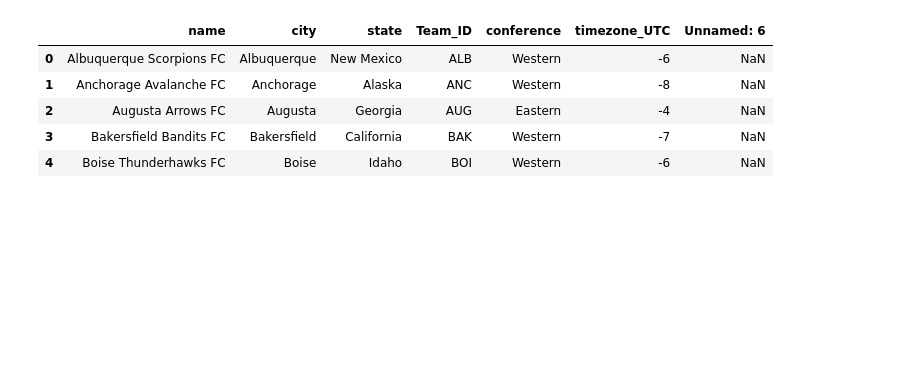
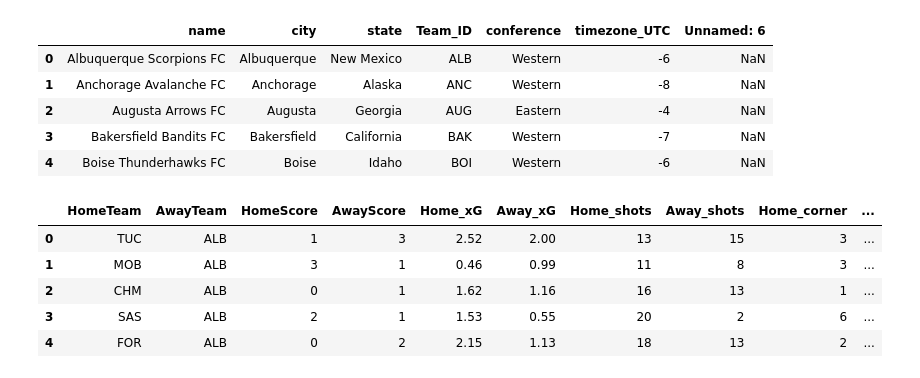
Before and after one commit to disbh/Wharton-HS-Competition-Soccer-Playoff-Predictions, a Jupyter notebook: python/elo.ipynb, the cells around one changed output. Drawn from its saved outputs; the diff is of its cells as text; code cells hidden in the pictures; blank space fills up the shorter version.

```diff
--- a/python/elo.ipynb
+++ b/python/elo.ipynb
@@ -24,4 +28,20 @@ team_data.head()
 | 2 | Augusta Arrows FC | Augusta | Georgia | AUG | Eastern | -4 | NaN |
 | 3 | Bakersfield Bandits FC | Bakersfield | California | BAK | Western | -7 | NaN |
 | 4 | Boise Thunderhawks FC | Boise | Idaho | BOI | Western | -6 | NaN |
+# %%
+# Create a new column called 'Winner' that contains 1 if the home team wins, 0 if the away team wins, and 0.5 if it's a draw
+data['Winner'] = np.where(data['HomeScore'] > data['AwayScore'], 1, np.where(data['HomeScore'] < data['AwayScore'], 0, 0.5))
+
+# Create a date column from the matches.
+data['GameNumber'] = data['game_id'].str.split('_', expand=True)[2]
+data['GameNumber'] = data['GameNumber'].astype(int)
+data.drop('game_id', axis=1, inplace=True)
+data.head()
+# %% [output]
+|  | HomeTeam | AwayTeam | HomeScore | AwayScore | Home_xG | Away_xG | Home_shots | Away_shots | Home_corner | ... |
+| 0 | TUC | ALB | 1 | 3 | 2.52 | 2.00 | 13 | 15 | 3 | ... |
+| 1 | MOB | ALB | 3 | 1 | 0.46 | 0.99 | 11 | 8 | 3 | ... |
+| 2 | CHM | ALB | 0 | 1 | 1.62 | 1.16 | 16 | 13 | 1 | ... |
+| 3 | SAS | ALB | 2 | 1 | 1.53 | 0.55 | 20 | 2 | 6 | ... |
+| 4 | FOR | ALB | 0 | 2 | 2.15 | 1.13 | 18 | 13 | 2 | ... |
 # %%
```
Also changed, not shown: parts of 5 cells of this notebook, 6 other files.
